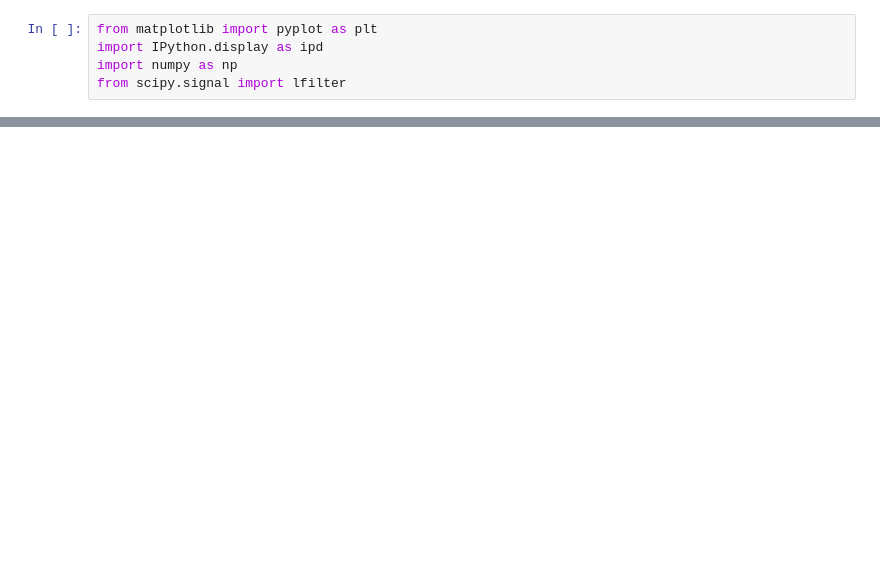
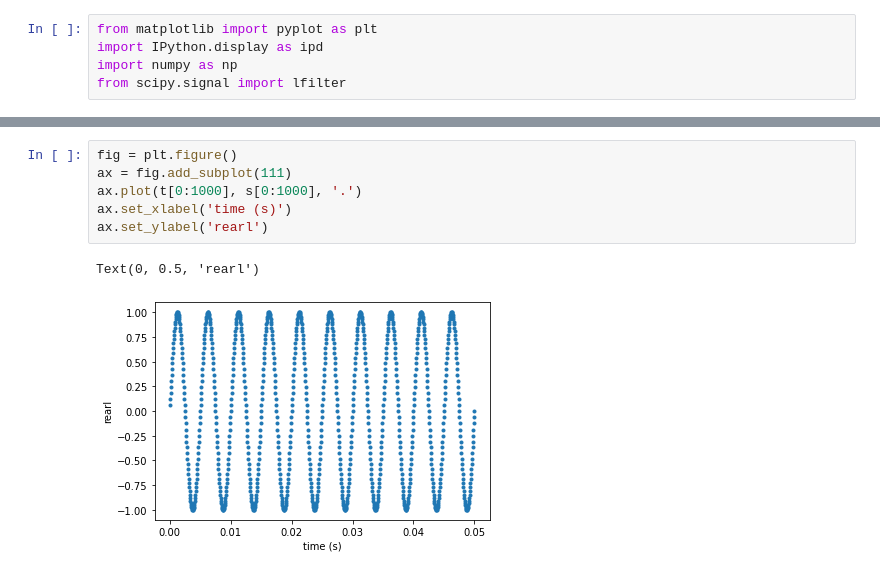
Before and after one commit to 2020130816KimSemin/class2021Spring, a Jupyter notebook: 20210426.ipynb, the cells around one changed output, grey strips where cells are left out. Cells and saved outputs as stored; diff of their text form; blank space fills up the shorter version.

```diff
--- a/20210426.ipynb
+++ b/20210426.ipynb
@@ -21,0 +31,9 @@ def phasor(amp, sr, dur, freg):
+# %%
+fig = plt.figure()
+ax = fig.add_subplot(111)
+ax.plot(t[0:1000], s[0:1000], '.')
+ax.set_xlabel('time (s)')
+ax.set_ylabel('rearl')
+# %% [output]
+Text(0, 0.5, 'rearl')
+[figure, added]
```
Also changed, not shown: parts of 8 cells of this notebook.
